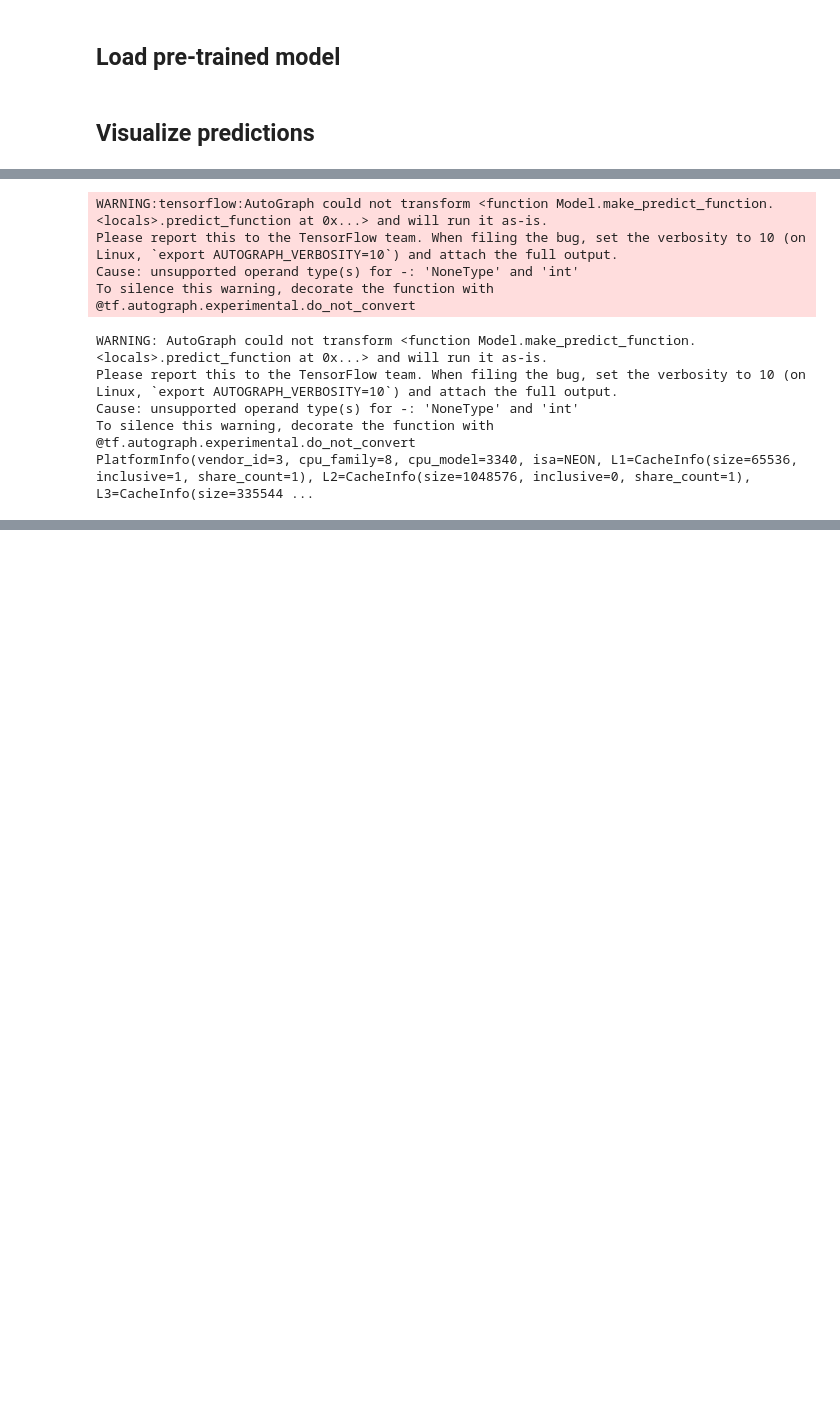
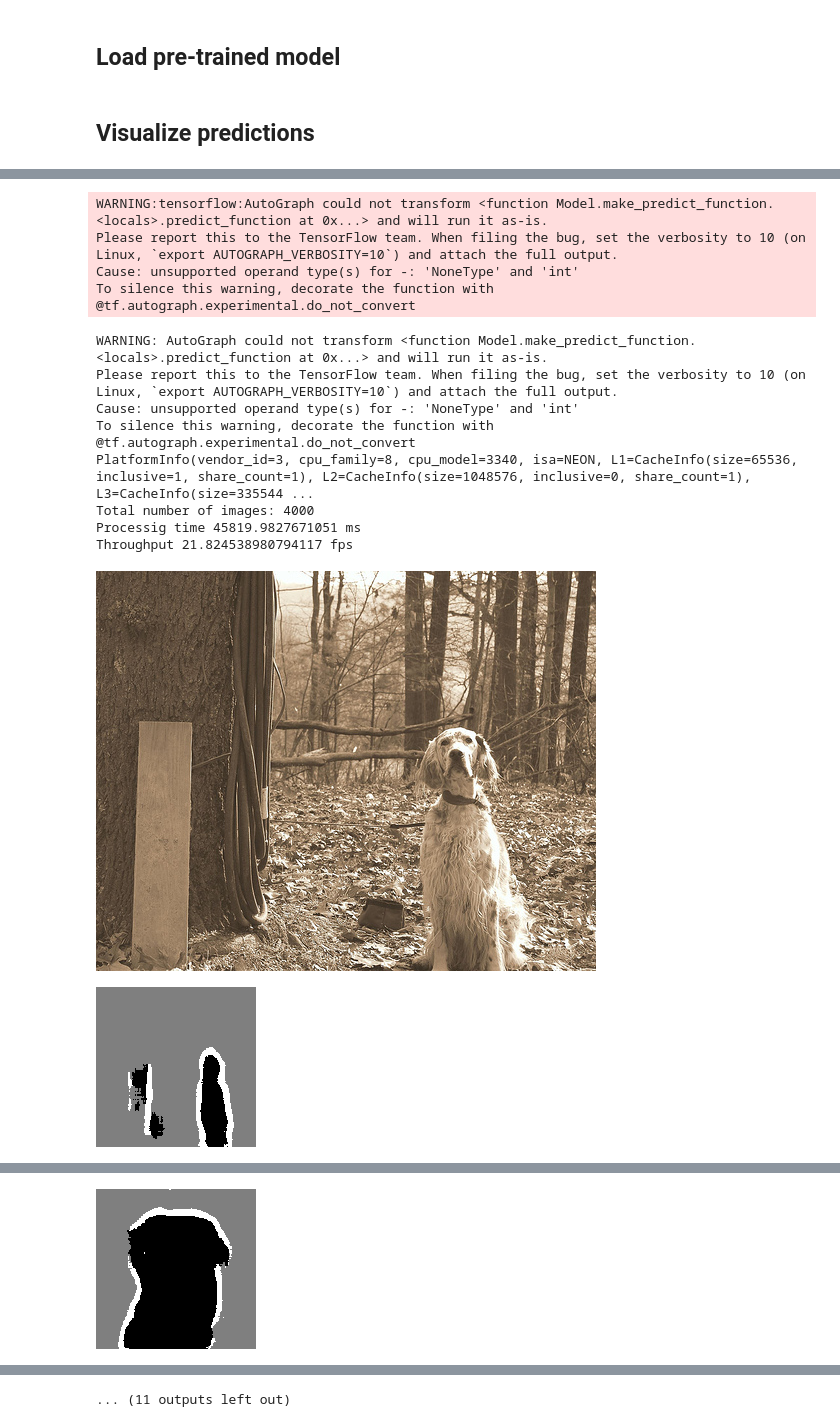
Before and after one commit to AmpereComputingAI/mldemos, a Jupyter notebook: image_segmentation/oxford_pets_image_segmentation_altra.ipynb, the cells around one changed output, grey strips where cells are left out. Cells and saved outputs as stored; diff of their text form; code cells hidden in the pictures; blank space fills up the shorter version.

```diff
--- a/image_segmentation/oxford_pets_image_segmentation_altra.ipynb
+++ b/image_segmentation/oxford_pets_image_segmentation_altra.ipynb
@@ -156,33 +156,38 @@ def get_mask_image(i):
     return img
 
 # Display the first 10 input images
-for i in range(0,10):
+for i in range(500, 510):
   orig_img = Image(filename=val_input_img_paths[i])
   mask_img = get_mask_image(i)
   display(orig_img)
   display(mask_img)
 # %% [output]
 Version: latest-1043-g773bbcaa0
 git-773bbcaa0,jerrybdev,2021-09-10T14:12:30+02:00 built 20210914_225200 by  on  ocialtra
 Attempt to register kernel  AvgPoolingMeta<FP16[8]>@NEON with priority clashes (priority-wise) with the following kernels:  AvgPoolingMeta<FLOAT[4]>@NEON AvgPoolingMeta<INT8[32]>@NEON
 Attempt to register kernel  MaxPoolingMeta<FP16[8]>@NEON with priority clashes (priority-wise) with the following kernels:  MaxPoolingMeta<FLOAT[4]>@NEON MaxPoolingMeta<INT8[16]>@NEON
 Unknown DLS variable: DLS_ARM64 = "1"
 AVX512_ENABLED: 0
 DLS_PROCESS_MODE:  1
 DLS_NUM_THREADS:  32
 CPU_BIND:  1
 MEM_BIND:  1
 DLS_SUPERNODE 0
 WARNING:tensorflow:AutoGraph could not transform <function Model.make_predict_function.<locals>.predict_function at 0x...> and will run it as-is.
 Please report this to the TensorFlow team. When filing the bug, set the verbosity to 10 (on Linux, `export AUTOGRAPH_VERBOSITY=10`) and attach the full output.
 Cause: unsupported operand type(s) for -: 'NoneType' and 'int'
 To silence this warning, decorate the function with @tf.autograph.experimental.do_not_convert
 WARNING:tensorflow:AutoGraph could not transform <function Model.make_predict_function.<locals>.predict_function at 0x...> and will run it as-is.
 Please report this to the TensorFlow team. When filing the bug, set the verbosity to 10 (on Linux, `export AUTOGRAPH_VERBOSITY=10`) and attach the full output.
 Cause: unsupported operand type(s) for -: 'NoneType' and 'int'
 To silence this warning, decorate the function with @tf.autograph.experimental.do_not_convert
 WARNING: AutoGraph could not transform <function Model.make_predict_function.<locals>.predict_function at 0x...> and will run it as-is.
 Please report this to the TensorFlow team. When filing the bug, set the verbosity to 10 (on Linux, `export AUTOGRAPH_VERBOSITY=10`) and attach the full output.
 Cause: unsupported operand type(s) for -: 'NoneType' and 'int'
 To silence this warning, decorate the function with @tf.autograph.experimental.do_not_convert
 PlatformInfo(vendor_id=3, cpu_family=8, cpu_model=3340, isa=NEON, L1=CacheInfo(size=65536, inclusive=1, share_count=1), L2=CacheInfo(size=1048576, inclusive=0, share_count=1), L3=CacheInfo(size=335544 ...
+Total number of images: 4000
+Processig time 45819.9827671051 ms
+Throughput 21.824538980794117 fps
+[figure, added]
+[figure, added]
@@ -188,0 +195 @@ PlatformInfo(vendor_id=3, cpu_family=8, cpu_model=3340, isa=NEON, L1=CacheInfo(s
+[figure, added]
@@ -188,0 +201 @@ PlatformInfo(vendor_id=3, cpu_family=8, cpu_model=3340, isa=NEON, L1=CacheInfo(s
+... (11 outputs left out)
```
Also changed, not shown: parts of 2 cells of this notebook, 1 other file.
